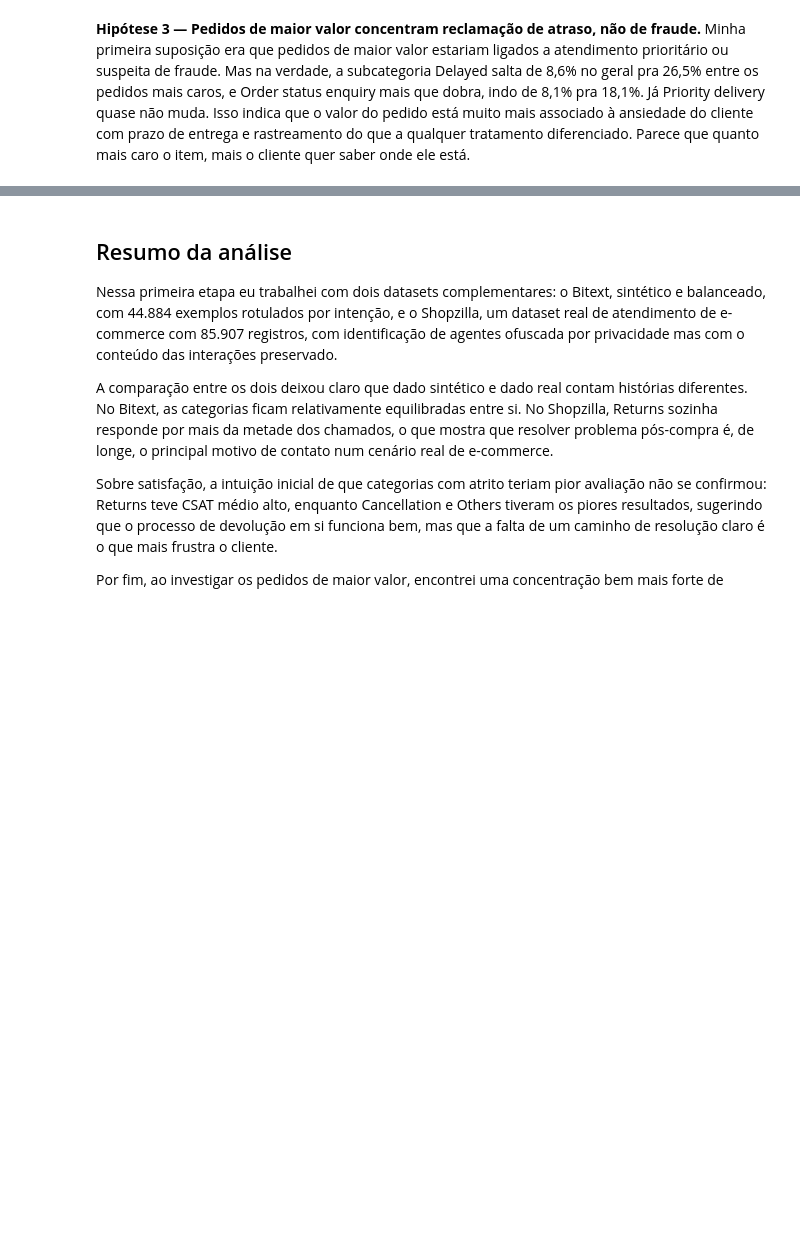
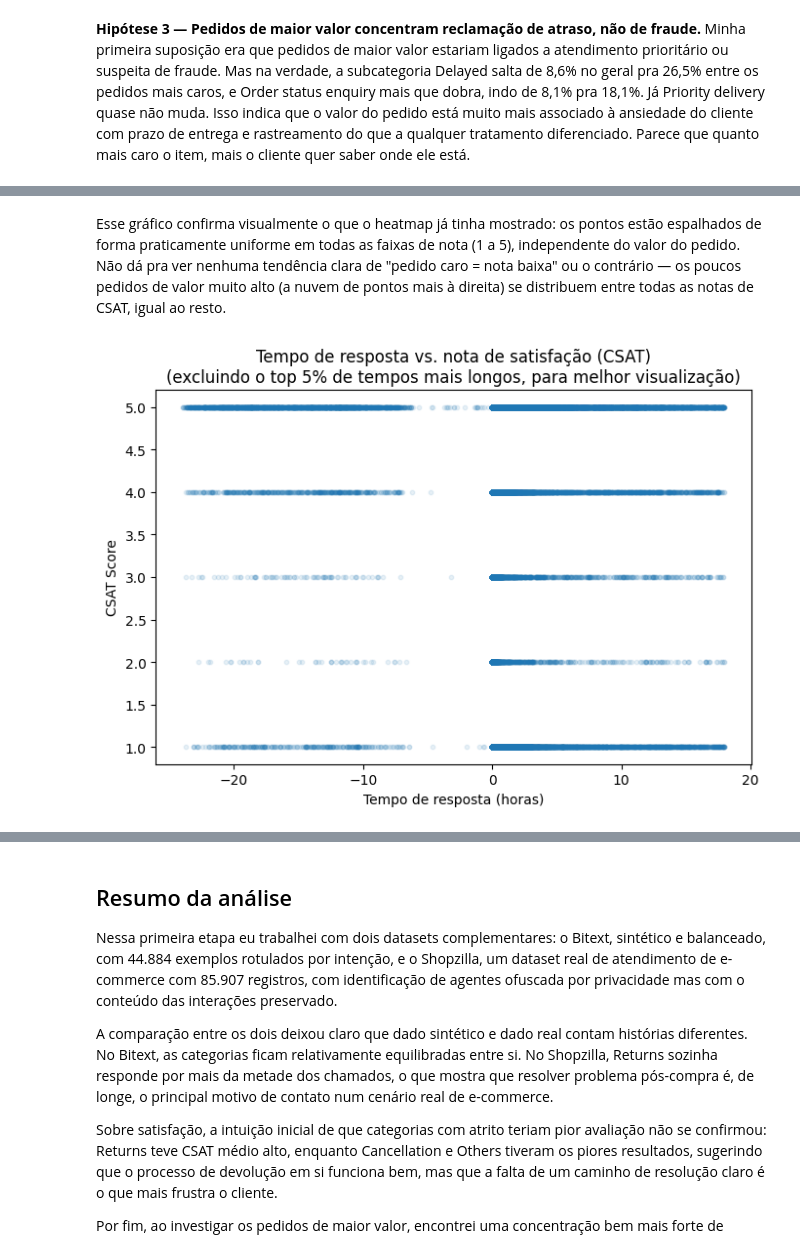
Before and after one commit to arthurvicttor/e-comshield, a Jupyter notebook: agent/01_eda.ipynb, the cells around one changed output, grey strips where cells are left out. Cells and saved outputs as stored; diff of their text form; code cells hidden in the pictures; blank space fills up the shorter version.

```diff
--- a/agent/01_eda.ipynb
+++ b/agent/01_eda.ipynb
@@ -343,0 +423,19 @@ comparacao.sort_values('diferenca', ascending=False).head(10)
+# %% [markdown]
+Esse gráfico confirma visualmente o que o heatmap já tinha mostrado: os pontos estão espalhados de
+forma praticamente uniforme em todas as faixas de nota (1 a 5), independente do valor do pedido. Não dá
+pra ver nenhuma tendência clara de "pedido caro = nota baixa" ou o contrário — os poucos pedidos de
+valor muito alto (a nuvem de pontos mais à direita) se distribuem entre todas as notas de CSAT, igual
+ao resto.
+# %%
+amostra_tempo = df_shopzilla.dropna(subset=['response_time_hours'])
+amostra_tempo = amostra_tempo[amostra_tempo['response_time_hours'] < amostra_tempo['response_time_hours'].quantile(0.95)]
+
+plt.figure(figsize=(7, 5))
+plt.scatter(amostra_tempo['response_time_hours'], amostra_tempo['CSAT Score'], alpha=0.1, s=10)
+plt.xlabel('Tempo de resposta (horas)')
+plt.ylabel('CSAT Score')
+plt.title('Tempo de resposta vs. nota de satisfação (CSAT)\n(excluindo o top 5% de tempos mais longos, para melhor visualização)')
+plt.tight_layout()
+plt.show()
+# %% [output]
+[figure, added]
```
Also changed, not shown: parts of 14 cells of this notebook, 2 other files.
